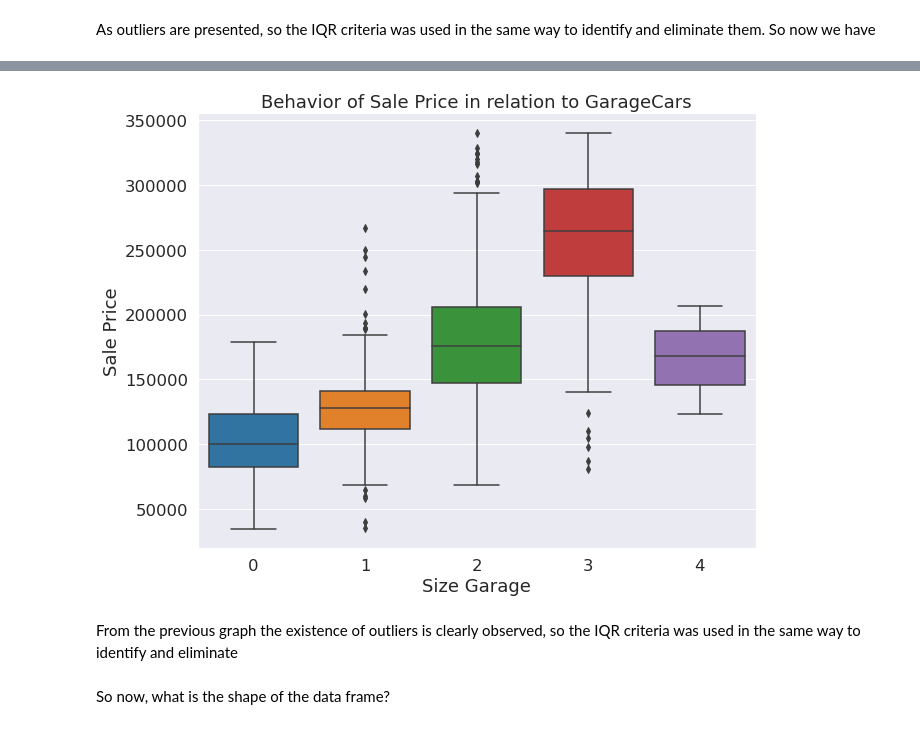
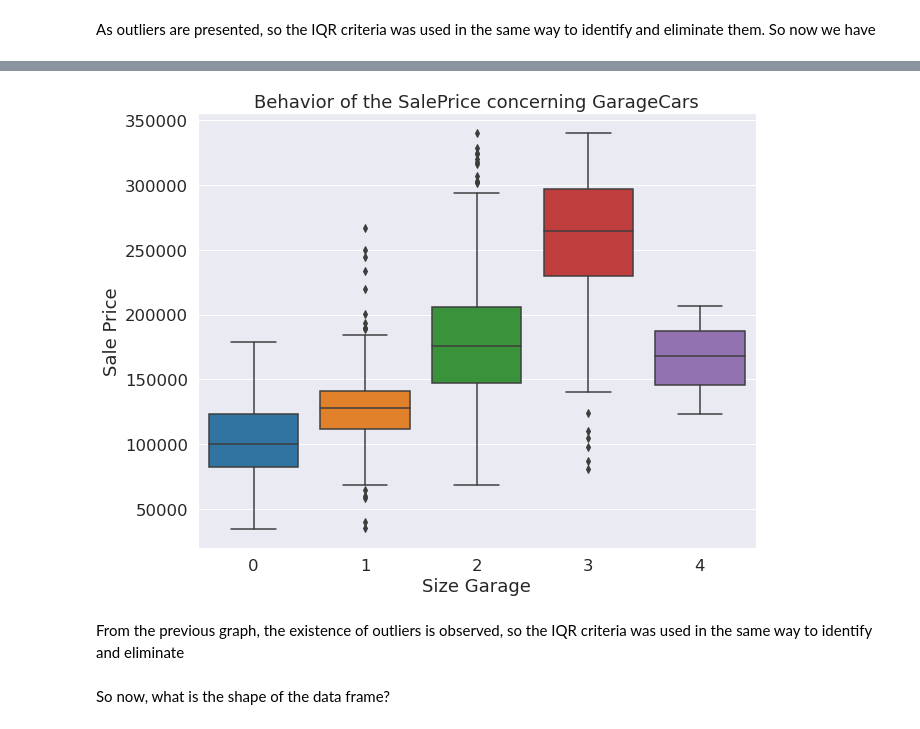
Before and after one commit to danielzfrias/HousePrices, a Jupyter notebook: notebooks/analysis.ipynb, the cells around one changed output, grey strips where cells are left out. Drawn from its saved outputs; the diff is of its cells as text; code cells hidden in the pictures.

```diff
--- a/notebooks/analysis.ipynb
+++ b/notebooks/analysis.ipynb
@@ -323,14 +323,14 @@ In order to observe the GarageCars outliers, a box plot was created
 # %%
 plt.figure(figsize=(10,8))
 sns.boxplot(data=df_train_clean, x='GarageCars', y='SalePrice')
 plt.xlabel('Size Garage')
 plt.ylabel('Sale Price')
-plt.title('Behavior of Sale Price in relation to GarageCars')
+plt.title('Behavior of the SalePrice concerning GarageCars')
 plt.show()
 # %% [output]
-[figure, old version]
+[figure, new version]
 # %% [markdown]
-From the previous graph the existence of outliers is clearly observed, so the IQR criteria was used in the same way to identify and eliminate
+From the previous graph, the existence of outliers is observed, so the IQR criteria was used in the same way to identify and eliminate
 # %%
 for i in range(0,5):
     ind = outliers_dummie(df_train_clean, 'GarageCars', i)
```
Also changed, not shown: parts of 27 cells of this notebook.
